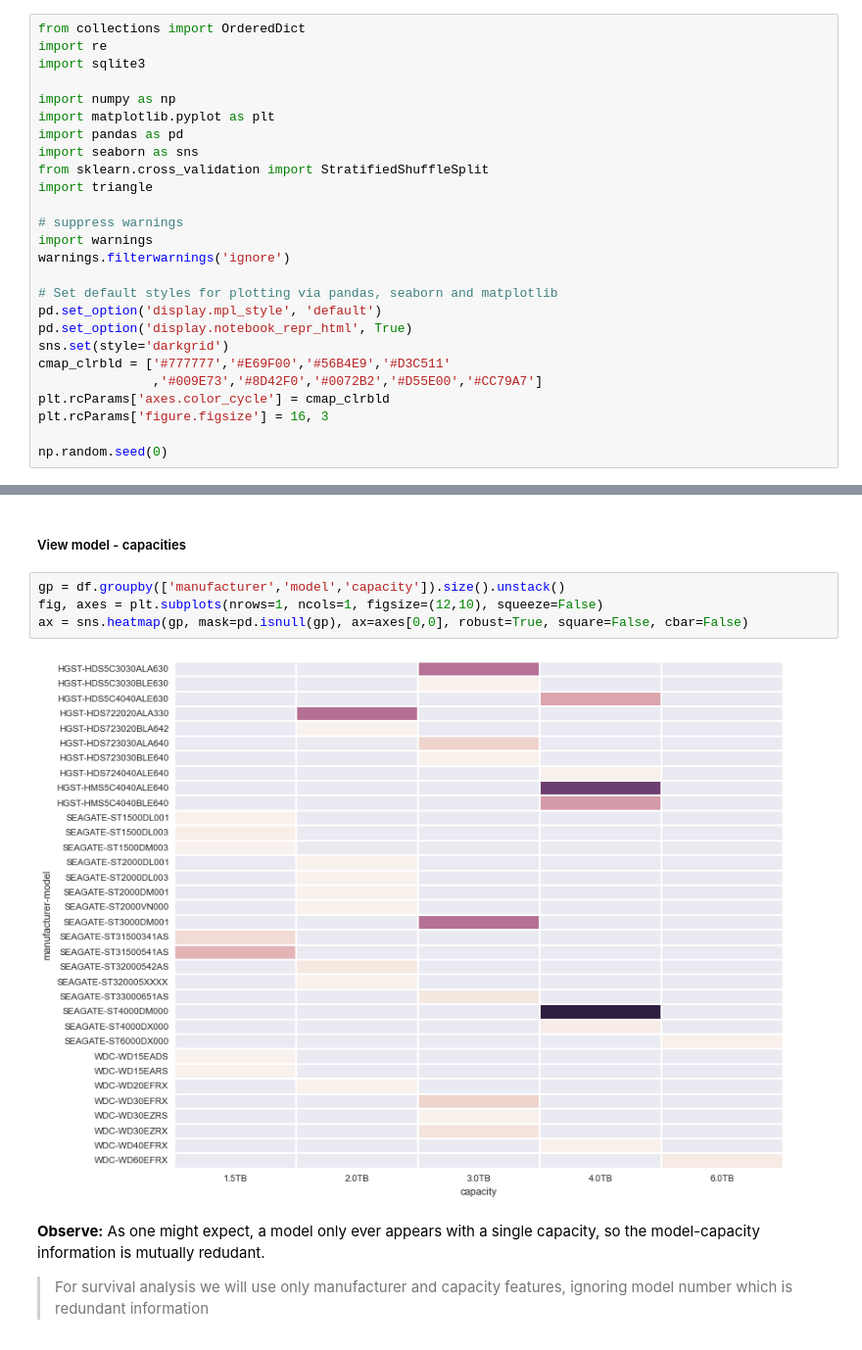
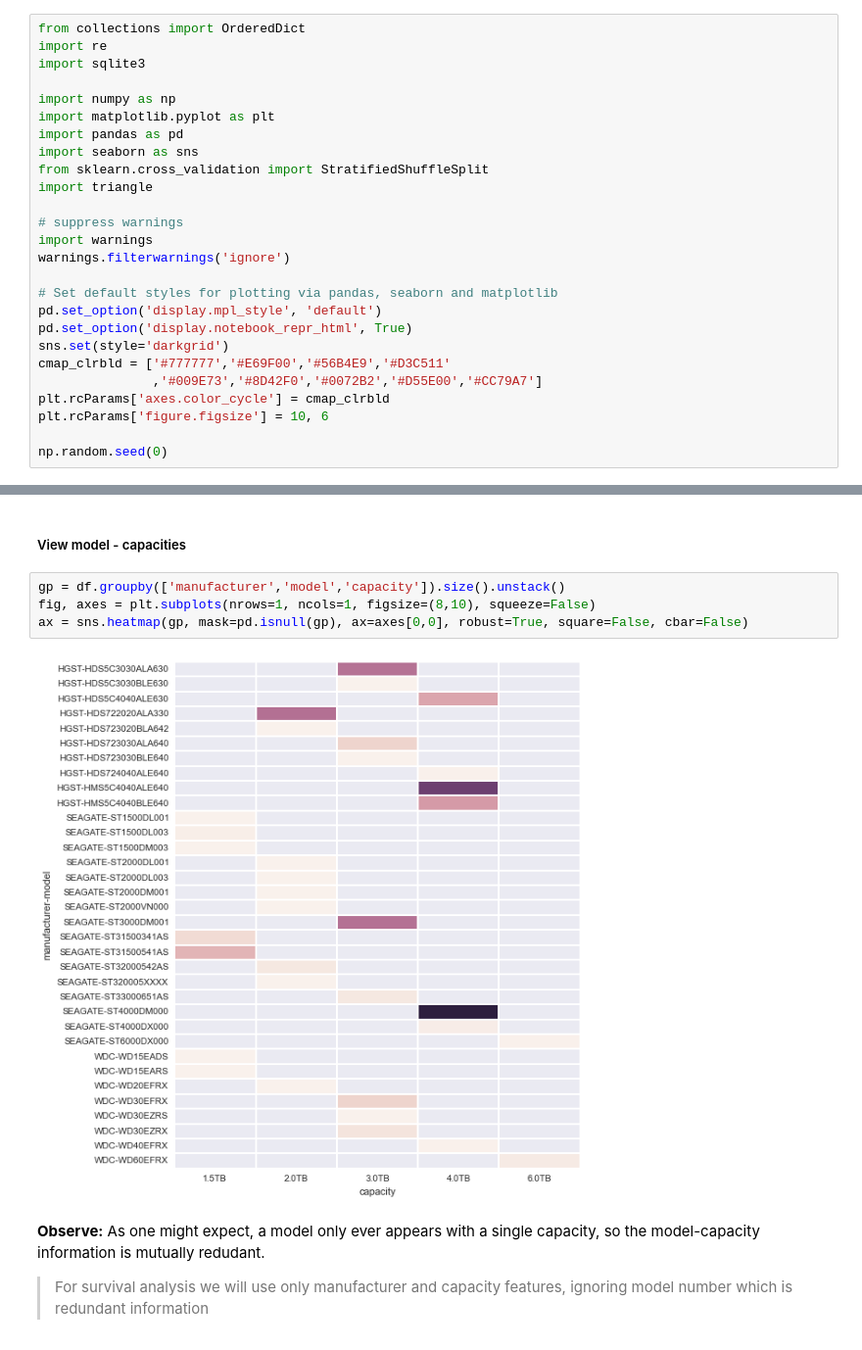
Before and after one commit to vnnw/appliedai_survivalhdd, a Jupyter notebook: 01_InitialDataPreparation.ipynb, the cells around one changed output, grey strips where cells are left out. Shown: that part at 98% size. Drawn from its saved outputs; the diff is of its cells as text.

Commit message:
Completed CoxPH notes, and updates throughout to formatting and plots

```diff
--- a/01_InitialDataPreparation.ipynb
+++ b/01_InitialDataPreparation.ipynb
@@ -61,7 +61,7 @@ sns.set(style='darkgrid')
 cmap_clrbld = ['#777777','#E69F00','#56B4E9','#D3C511'
                ,'#009E73','#8D42F0','#0072B2','#D55E00','#CC79A7']
 plt.rcParams['axes.color_cycle'] = cmap_clrbld
-plt.rcParams['figure.figsize'] = 16, 3
+plt.rcParams['figure.figsize'] = 10, 6
 
 np.random.seed(0)
 # %% [markdown]
@@ -282,10 +282,10 @@ df.shape
 ##### View model - capacities
 # %%
 gp = df.groupby(['manufacturer','model','capacity']).size().unstack()
-fig, axes = plt.subplots(nrows=1, ncols=1, figsize=(12,10), squeeze=False)
+fig, axes = plt.subplots(nrows=1, ncols=1, figsize=(8,10), squeeze=False)
 ax = sns.heatmap(gp, mask=pd.isnull(gp), ax=axes[0,0], robust=True, square=False, cbar=False)
 # %% [output]
-[figure, old version]
+[figure, new version]
 # %% [markdown]
 **Observe:** As one might expect, a model only ever appears with a single capacity, so the model-capacity information is mutually redudant.
 
```
Also changed, not shown: parts of 1 cell of this notebook, 3 other files.
